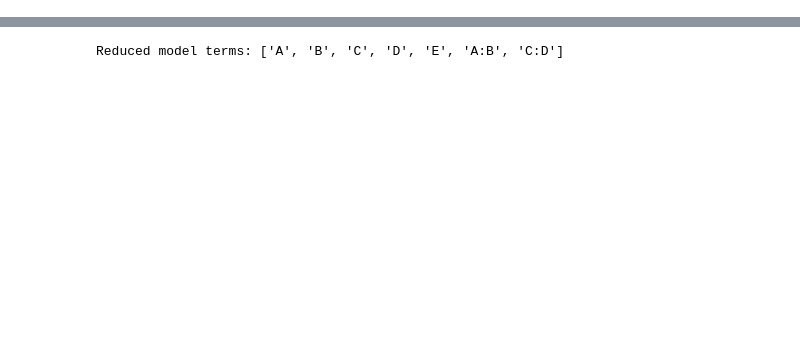
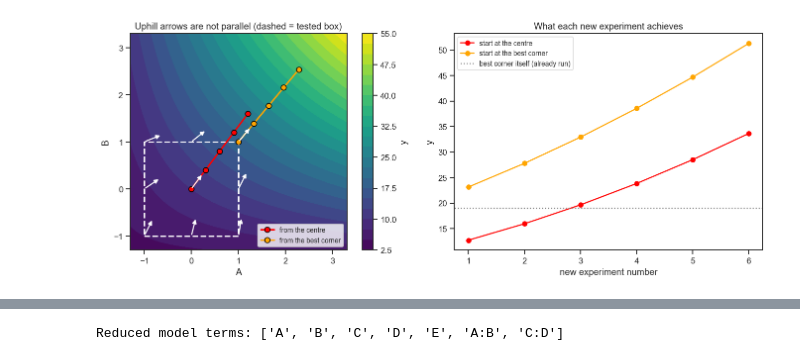
Before and after one commit to peterbmob/1kb570_2026, a Jupyter notebook: _sources/chapters/04_doe/10_live_tutorial_4_optimization_mixture.ipynb, the cells around one changed output, grey strips where cells are left out. Drawn from its saved outputs; the diff is of its cells as text; code cells hidden in the pictures; blank space fills up the shorter version.

```diff
--- a/_sources/chapters/04_doe/10_live_tutorial_4_optimization_mixture.ipynb
+++ b/_sources/chapters/04_doe/10_live_tutorial_4_optimization_mixture.ipynb
@@ -44,0 +63,35 @@ see that notebook for the full backward-elimination walkthrough.
+# %%
+def toy(A, B):
+    return 10 + 3*A + 4*B + 2*A*B                        # toy model with one interaction
+
+def toy_slope(A, B):
+    return np.array([3 + 2*B, 4 + 2*A])                  # slope in A, slope in B
+
+g = np.linspace(-1.3, 3.3, 141)
+AA, BB = np.meshgrid(g, g)
+k = np.arange(1, 7)                                      # new experiments 1..6
+fig, axes = plt.subplots(1, 2, figsize=(13, 5))
+ax = axes[0]
+cs = ax.contourf(AA, BB, toy(AA, BB), levels=20, cmap='viridis')
+plt.colorbar(cs, ax=ax, label='y')
+ax.add_patch(plt.Rectangle((-1, -1), 2, 2, fill=False, edgecolor='white', lw=2, ls='--'))   # the tested box
+for a in (-1, 0, 1):
+    for b_ in (-1, 0, 1):
+        s = toy_slope(a, b_)
+        u = 0.4 * s / np.linalg.norm(s)                  # a short arrow pointing uphill from (a, b_)
+        ax.annotate('', xy=(a + u[0], b_ + u[1]), xytext=(a, b_),
+                    arrowprops=dict(arrowstyle='-|>', color='white', lw=1.5))
+for name, st, colour in [('the centre', np.array([0.0, 0.0]), 'red'),
+                         ('the best corner', np.array([1.0, 1.0]), 'orange')]:
+    u = toy_slope(*st) / np.linalg.norm(toy_slope(*st))  # local uphill direction at the start
+    pts = np.array([st + u * 0.5 * i for i in range(5)])
+    ax.plot(pts[:, 0], pts[:, 1], 'o-', color=colour, mec='black', ms=7, lw=2, label=f'from {name}')
+    axes[1].plot(k, [toy(*(st + u * 0.5 * i)) for i in k], 'o-', color=colour, label=f'start at {name}')
+ax.set(xlabel='A', ylabel='B', title='Uphill arrows are not parallel (dashed = tested box)')
+ax.set_aspect('equal'); ax.legend(loc='lower right', fontsize=9)
+axes[1].axhline(toy(1, 1), color='gray', ls=':', label='best corner itself (already run)')
+axes[1].set(xlabel='new experiment number', ylabel='y', title='What each new experiment achieves')
+axes[1].legend(fontsize=9)
+plt.tight_layout(); plt.show()
+# %% [output]
+[figure, added]
```
Also changed, not shown: parts of 7 cells of this notebook, 6 other files.
